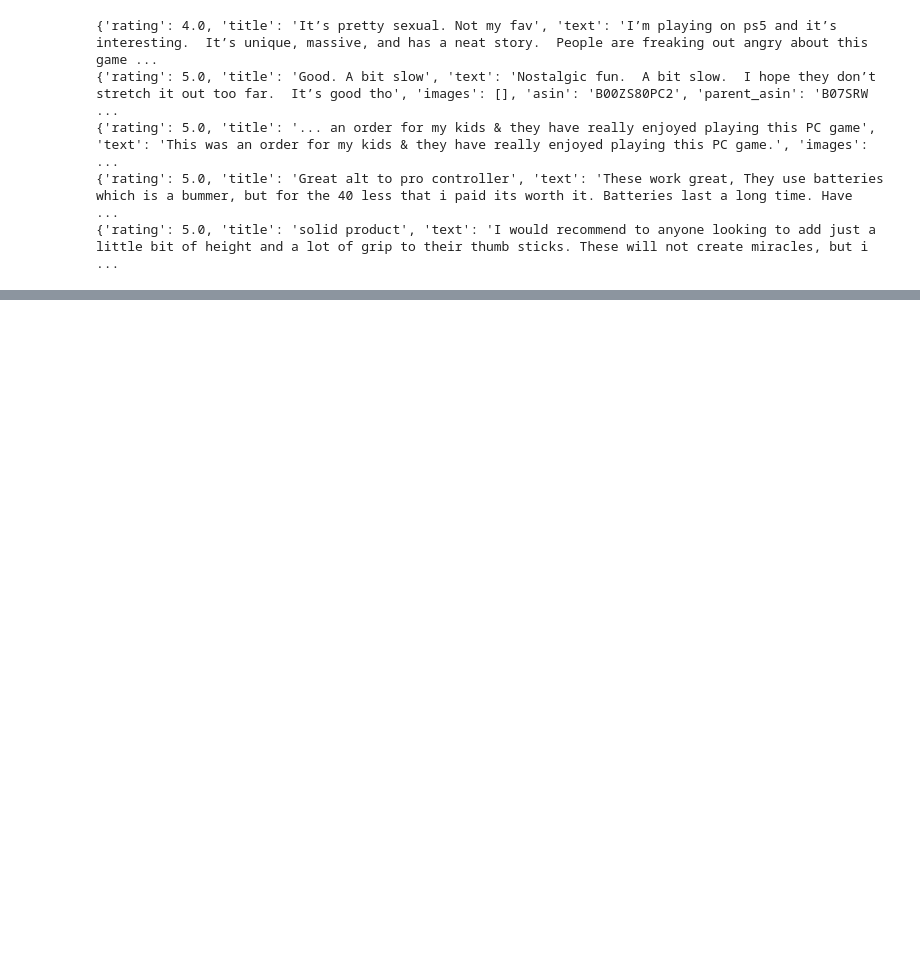
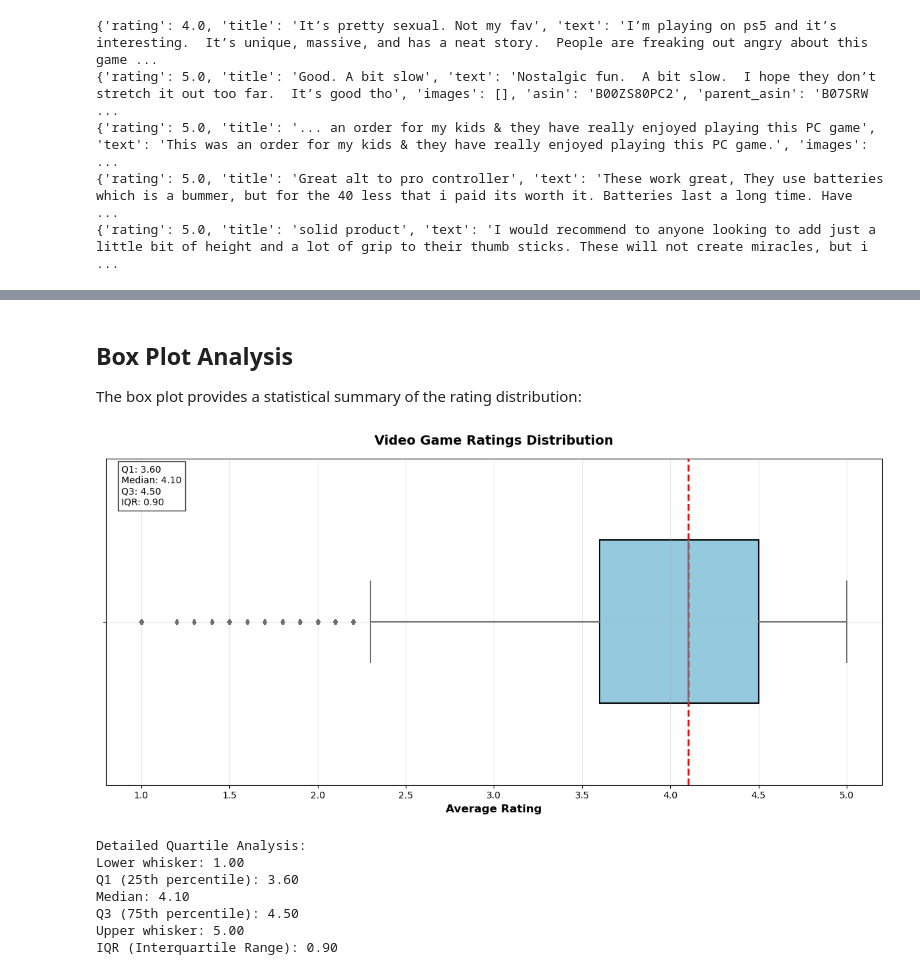
Before and after one commit to YuriyKimV/amazon_product_review, a Jupyter notebook: notebooks/01 Data loading and validaiton.ipynb, the cells around one changed output, grey strips where cells are left out. Saved outputs shown, nothing was run; the diff lists cells and outputs as text; code cells hidden in the pictures; blank space fills up the shorter version.

```diff
--- a/notebooks/01 Data loading and validaiton.ipynb
+++ b/notebooks/01 Data loading and validaiton.ipynb
@@ -26,0 +558,64 @@ with open(file_review, 'r') as fp:
+# %% [markdown]
+## Box Plot Analysis
+The box plot provides a statistical summary of the rating distribution:
+# %%
+# Create figure with specified size
+plt.figure(figsize=(12, 6))
+
+# Calculate key statistics for annotations
+stats = df_meta_category['average_rating'].describe()
+
+# Create an improved box plot with better styling
+sns.boxplot(x=df_meta_category['average_rating'],
+            color='skyblue',
+            width=0.5,
+            fliersize=4,
+            boxprops=dict(edgecolor="black"))
+
+# Add statistical reference lines
+median_value = stats['50%']
+q1_value = stats['25%']
+q3_value = stats['75%']
+
+plt.axvline(median_value, color='red', linestyle='dashed', linewidth=2,
+            label=f'Median: {median_value:.2f}')
+
+# Enhance plot styling
+plt.xlabel("Average Rating", fontsize=12, fontweight='bold')
+plt.title("Video Game Ratings Distribution", fontsize=14, fontweight='bold', pad=15)
+
+# Add statistical annotations
+stats_text = (f'Q1: {q1_value:.2f}\n'
+             f'Median: {median_value:.2f}\n'
+             f'Q3: {q3_value:.2f}\n'
+             f'IQR: {(q3_value - q1_value):.2f}')
+
+plt.text(0.02, 0.98, stats_text,
+         transform=plt.gca().transAxes,
+         verticalalignment='top',
+         bbox=dict(facecolor='white', alpha=0.8))
+
+# Add grid for better readability
+plt.grid(True, alpha=0.3)
+
+# Adjust layout and display
+plt.tight_layout()
+plt.show()
+
+# Print additional quartile analysis
+print("\nDetailed Quartile Analysis:")
+print(f"Lower whisker: {stats['min']:.2f}")
+print(f"Q1 (25th percentile): {q1_value:.2f}")
+print(f"Median: {median_value:.2f}")
+print(f"Q3 (75th percentile): {q3_value:.2f}")
+print(f"Upper whisker: {stats['max']:.2f}")
+print(f"IQR (Interquartile Range): {(q3_value - q1_value):.2f}")
+# %% [output]
+[figure, added]
+Detailed Quartile Analysis:
+Lower whisker: 1.00
+Q1 (25th percentile): 3.60
+Median: 4.10
+Q3 (75th percentile): 4.50
+Upper whisker: 5.00
+IQR (Interquartile Range): 0.90
```
Also changed, not shown: parts of 46 cells of this notebook.
